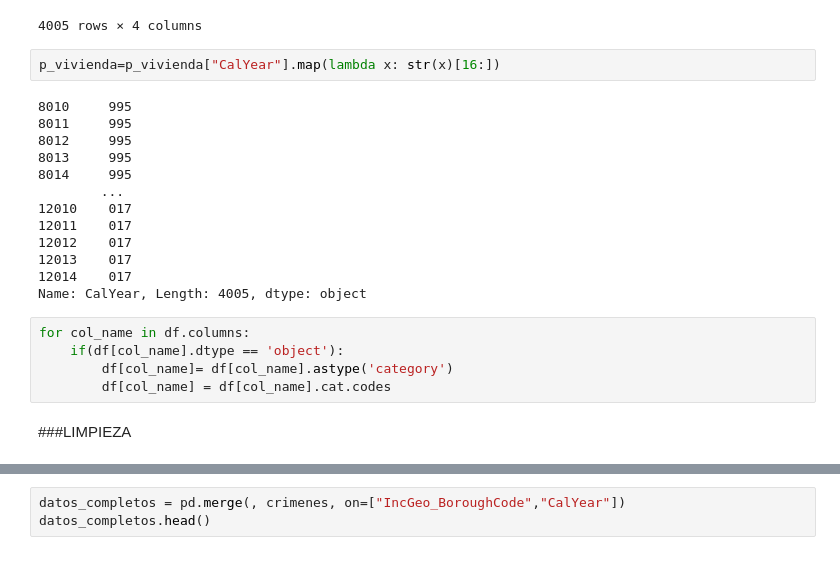
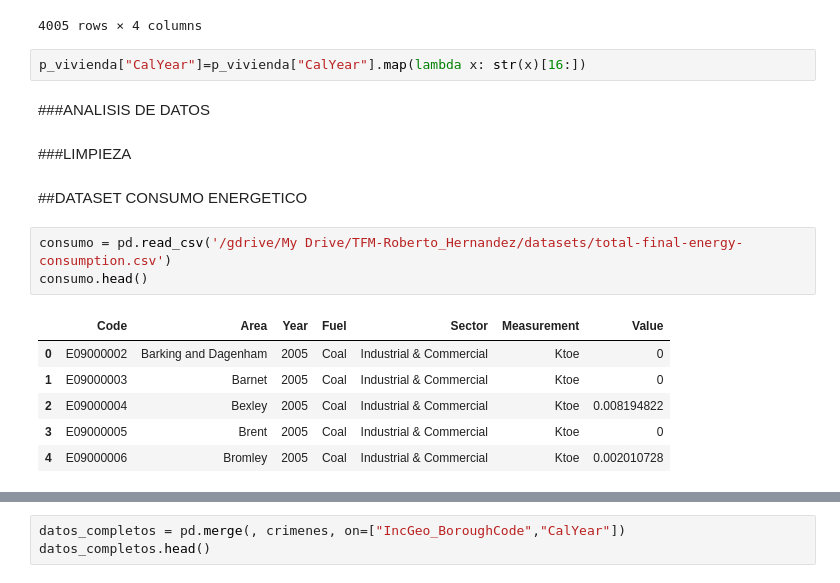
Before and after one commit to Roberto-he/TFM_RHG, a Jupyter notebook: TFM_FIRE_RHG.ipynb, the cells around one changed output, grey strips where cells are left out. Drawn from its saved outputs; the diff is of its cells as text.

```diff
--- a/TFM_FIRE_RHG.ipynb
+++ b/TFM_FIRE_RHG.ipynb
@@ -499,24 +511,20 @@ p_vivienda.reset_index()
 | 4004 | 12014 | K04000073 | Year ending Dec 2017 | 884,329 |
 4005 rows × 4 columns
 # %%
-p_vivienda=p_vivienda["CalYear"].map(lambda x: str(x)[16:])
+p_vivienda["CalYear"]=p_vivienda["CalYear"].map(lambda x: str(x)[16:])
-# %% [output]
-8010     995
-8011     995
-8012     995
-8013     995
-8014     995
-        ...
-12010    017
-12011    017
-12012    017
-12013    017
-12014    017
-Name: CalYear, Length: 4005, dtype: object
-# %%
-for col_name in df.columns:
-    if(df[col_name].dtype == 'object'):
-        df[col_name]= df[col_name].astype('category')
-        df[col_name] = df[col_name].cat.codes
+# %% [markdown]
+###ANALISIS DE DATOS
 # %% [markdown]
 ###LIMPIEZA
+# %% [markdown]
+##DATASET CONSUMO ENERGETICO
+# %%
+consumo = pd.read_csv('/gdrive/My Drive/TFM-Roberto_Hernandez/datasets/total-final-energy-consumption.csv')
+consumo.head()
+# %% [output]
+|  | Code | Area | Year | Fuel | Sector | Measurement | Value |
+| 0 | E09000002 | Barking and Dagenham | 2005 | Coal | Industrial & Commercial | Ktoe | 0 |
+| 1 | E09000003 | Barnet | 2005 | Coal | Industrial & Commercial | Ktoe | 0 |
+| 2 | E09000004 | Bexley | 2005 | Coal | Industrial & Commercial | Ktoe | 0.008194822 |
+| 3 | E09000005 | Brent | 2005 | Coal | Industrial & Commercial | Ktoe | 0 |
+| 4 | E09000006 | Bromley | 2005 | Coal | Industrial & Commercial | Ktoe | 0.002010728 |
```
Also changed, not shown: parts of 26 cells of this notebook.
